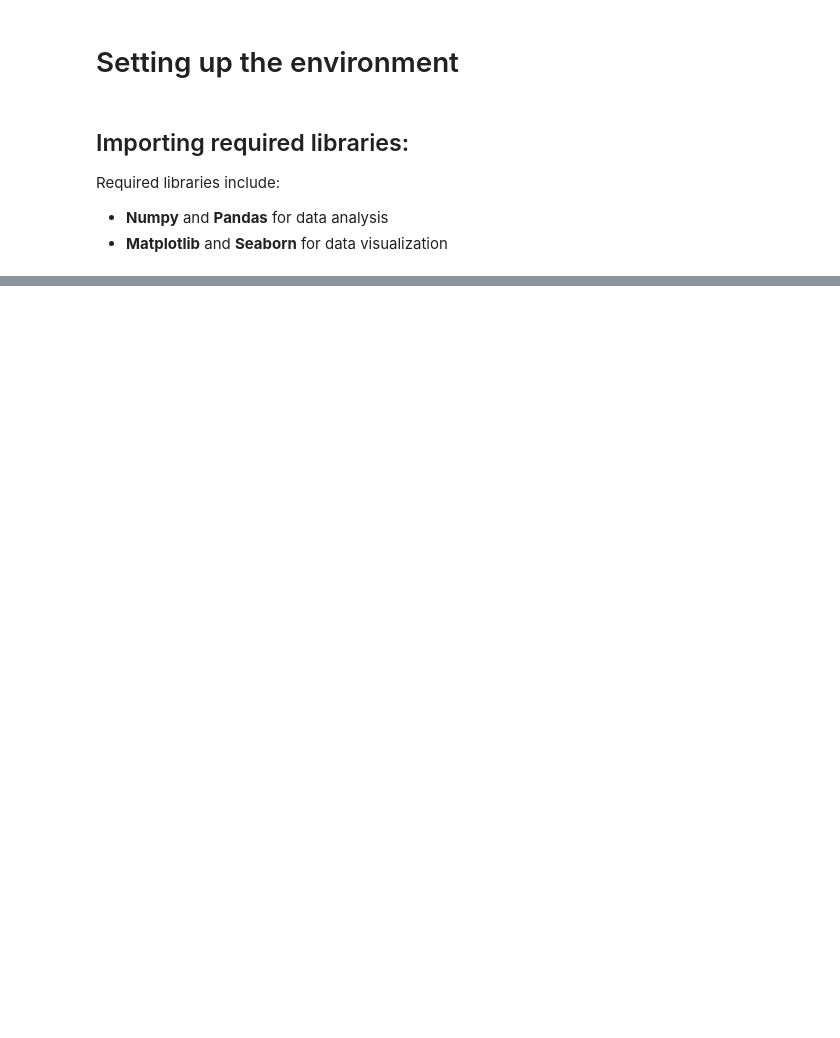
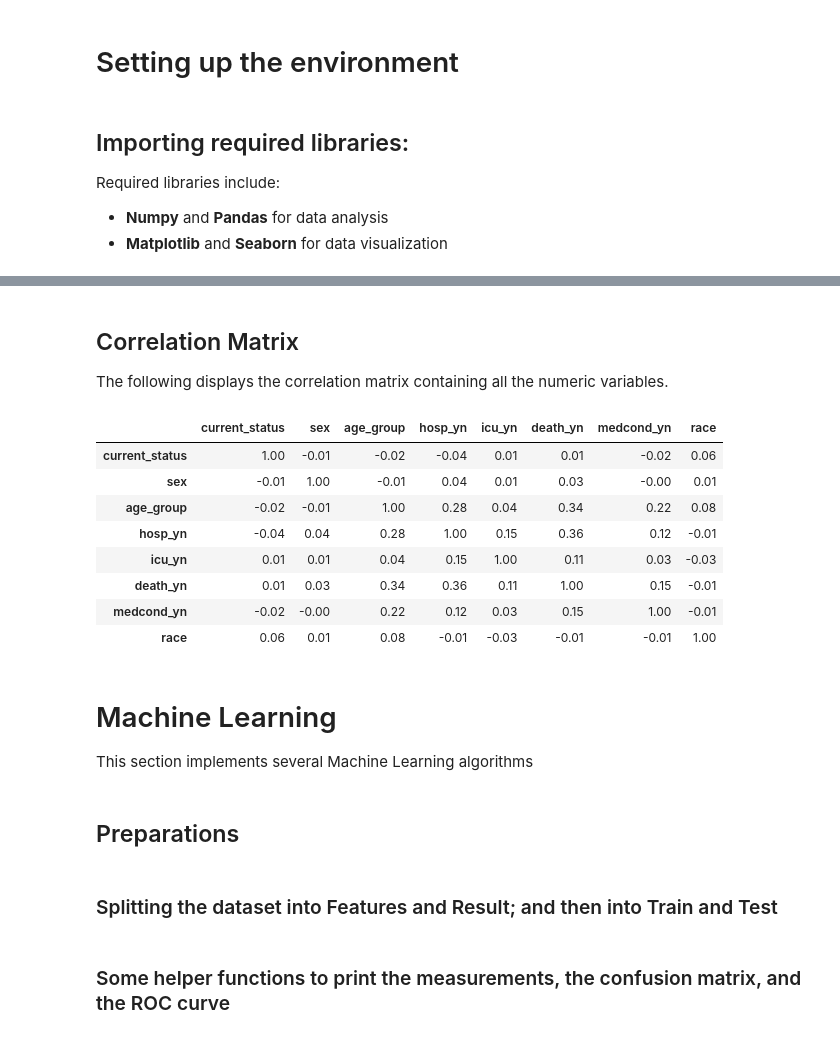
Before and after one commit to babakmahmoudian/ADS-ML, a Jupyter notebook: ml.ipynb, the cells around one changed output, grey strips where cells are left out. Saved outputs shown, nothing was run; the diff lists cells and outputs as text; code cells hidden in the pictures; blank space fills up the shorter version.

```diff
--- a/ml.ipynb
+++ b/ml.ipynb
@@ -39,0 +300,2 @@ Index(['FL_DATE', 'OP_CARRIER', 'OP_CARRIER_FL_NUM', 'ORIGIN', 'DEST',
+# %%
+df["icu_yn"].replace(['Missing', 'Unknown'], "Unspecified", inplace=True)
@@ -39,0 +323,2 @@ Index(['FL_DATE', 'OP_CARRIER', 'OP_CARRIER_FL_NUM', 'ORIGIN', 'DEST',
+# %%
+df["medcond_yn"].replace(['Missing', 'Unknown'], "Unspecified", inplace=True)
@@ -39,0 +420,22 @@ Index(['FL_DATE', 'OP_CARRIER', 'OP_CARRIER_FL_NUM', 'ORIGIN', 'DEST',
+# %% [markdown]
+## Correlation Matrix
+The following displays the correlation matrix containing all the numeric variables.
+# %%
+df.corr().style.background_gradient(cmap='coolwarm').format(precision = 2)
+# %% [output]
+|  | current_status | sex | age_group | hosp_yn | icu_yn | death_yn | medcond_yn | race |
+| current_status | 1.00 | -0.01 | -0.02 | -0.04 | 0.01 | 0.01 | -0.02 | 0.06 |
+| sex | -0.01 | 1.00 | -0.01 | 0.04 | 0.01 | 0.03 | -0.00 | 0.01 |
+| age_group | -0.02 | -0.01 | 1.00 | 0.28 | 0.04 | 0.34 | 0.22 | 0.08 |
+| hosp_yn | -0.04 | 0.04 | 0.28 | 1.00 | 0.15 | 0.36 | 0.12 | -0.01 |
+| icu_yn | 0.01 | 0.01 | 0.04 | 0.15 | 1.00 | 0.11 | 0.03 | -0.03 |
+| death_yn | 0.01 | 0.03 | 0.34 | 0.36 | 0.11 | 1.00 | 0.15 | -0.01 |
+| medcond_yn | -0.02 | -0.00 | 0.22 | 0.12 | 0.03 | 0.15 | 1.00 | -0.01 |
+| race | 0.06 | 0.01 | 0.08 | -0.01 | -0.03 | -0.01 | -0.01 | 1.00 |
+# %% [markdown]
+# Machine Learning
+This section implements several Machine Learning algorithms
+# %% [markdown]
+## Preparations
+# %% [markdown]
+### Splitting the dataset into Features and Result; and then into Train and Test
@@ -39,0 +451,2 @@ Index(['FL_DATE', 'OP_CARRIER', 'OP_CARRIER_FL_NUM', 'ORIGIN', 'DEST',
+# %% [markdown]
+### Some helper functions to print the measurements, the confusion matrix, and the ROC curve
```
Also changed, not shown: parts of 87 cells of this notebook.
